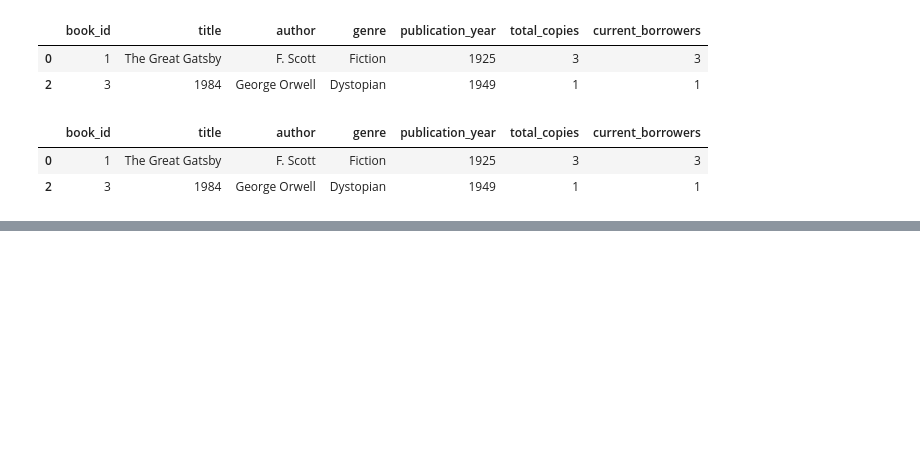
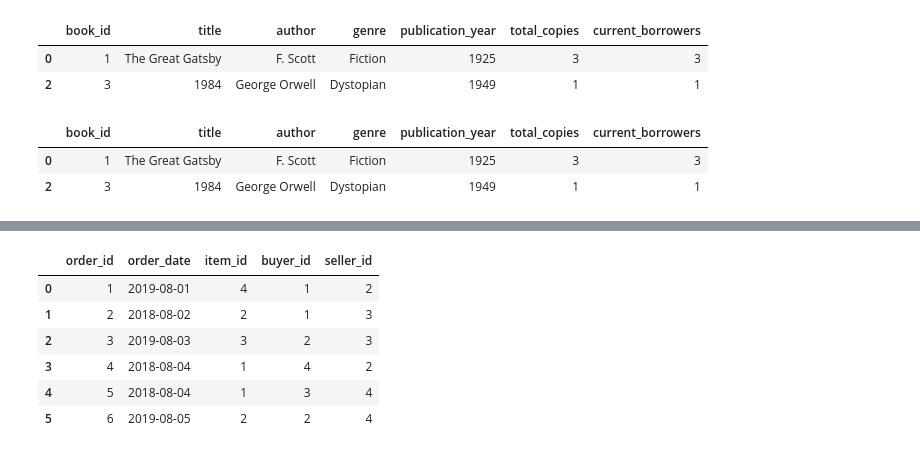
Before and after one commit to Swap-20/Leetcode-Pandas, a Jupyter notebook: Leetcode_Panda.ipynb, the cells around one changed output, grey strips where cells are left out. Drawn from its saved outputs; the diff is of its cells as text; code cells hidden in the pictures; blank space fills up the shorter version.

```diff
--- a/Leetcode_Panda.ipynb
+++ b/Leetcode_Panda.ipynb
@@ -1321,0 +1338,12 @@ result
+# %%
+data = [[1, '2019-08-01', 4, 1, 2], [2, '2018-08-02', 2, 1, 3], [3, '2019-08-03', 3, 2, 3], [4, '2018-08-04', 1, 4, 2], [5, '2018-08-04', 1, 3, 4], [6, '2019-08-05', 2, 2, 4]]
+orders = pd.DataFrame(data, columns=['order_id', 'order_date', 'item_id', 'buyer_id', 'seller_id']).astype({'order_id':'Int64', 'order_date':'datetime64[ns]', 'item_id':'Int64', 'buyer_id':'Int64', 'seller_id':'Int64'})
+orders
+# %% [output]
+|  | order_id | order_date | item_id | buyer_id | seller_id |
+| 0 | 1 | 2019-08-01 | 4 | 1 | 2 |
+| 1 | 2 | 2018-08-02 | 2 | 1 | 3 |
+| 2 | 3 | 2019-08-03 | 3 | 2 | 3 |
+| 3 | 4 | 2018-08-04 | 1 | 4 | 2 |
+| 4 | 5 | 2018-08-04 | 1 | 3 | 4 |
+| 5 | 6 | 2019-08-05 | 2 | 2 | 4 |
```
Also changed, not shown: parts of 10 cells of this notebook.
